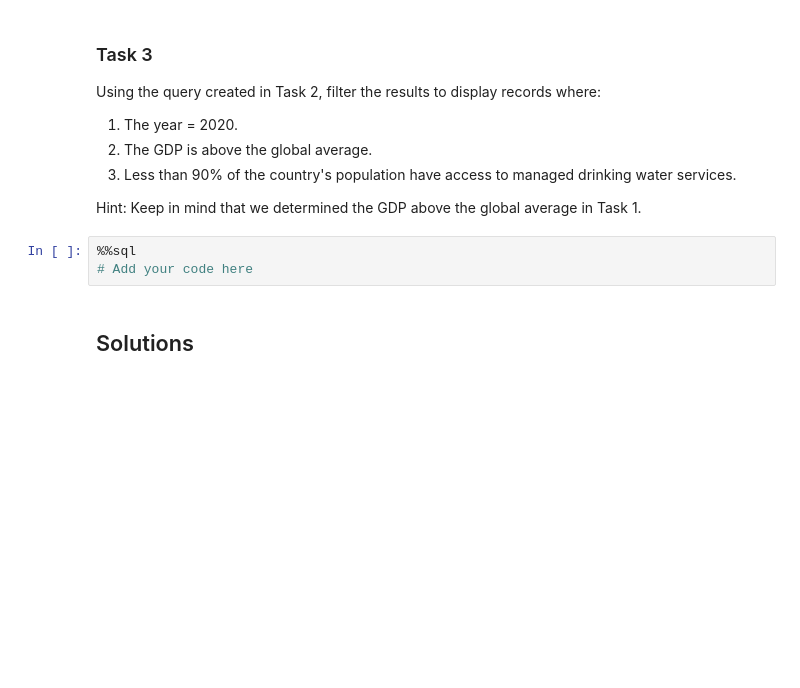
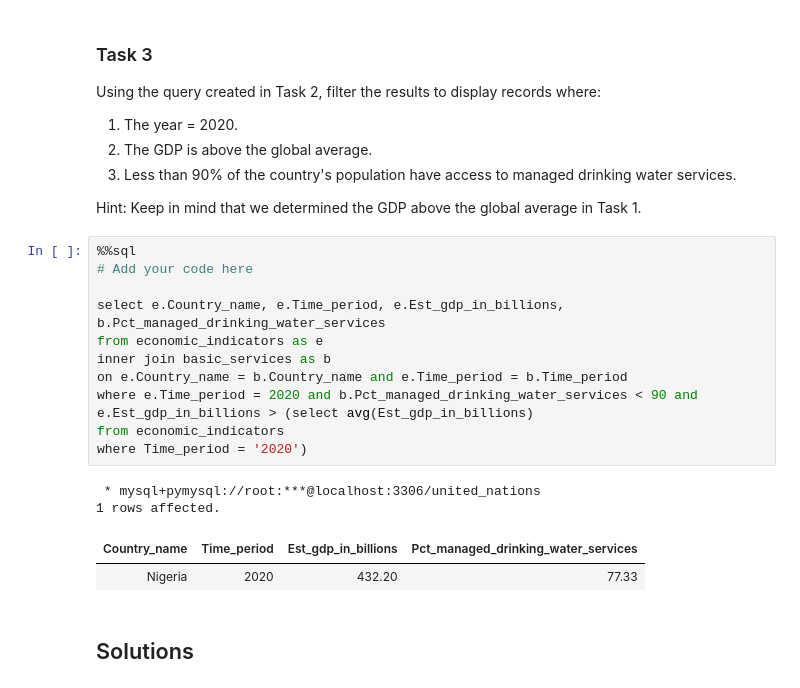
Before and after one commit to collins-kimotho/ALX-Data-Analysis, a Jupyter notebook: Subqueries in WHERE.ipynb, the cells around one changed output. Drawn from its saved outputs; the diff is of its cells as text; blank space fills up the shorter version.

Commit message:
subquery in where

```diff
--- a/Subqueries in WHERE.ipynb
+++ b/Subqueries in WHERE.ipynb
@@ -82,6 +128,19 @@ Hint: Keep in mind that we determined the GDP above the global average in Task 1
 # %%
 %%sql
 # Add your code here
+
+select e.Country_name, e.Time_period, e.Est_gdp_in_billions, b.Pct_managed_drinking_water_services
+from economic_indicators as e
+inner join basic_services as b
+on e.Country_name = b.Country_name and e.Time_period = b.Time_period
+where e.Time_period = 2020 and b.Pct_managed_drinking_water_services < 90 and e.Est_gdp_in_billions > (select avg(Est_gdp_in_billions)
+from economic_indicators
+where Time_period = '2020')
+# %% [output]
+ * mysql+pymysql://root:***@localhost:3306/united_nations
+1 rows affected.
+| Country_name | Time_period | Est_gdp_in_billions | Pct_managed_drinking_water_services |
+| Nigeria | 2020 | 432.20 | 77.33 |
 # %% [markdown]
 ## Solutions
 # %% [markdown]
```
Also changed, not shown: parts of 5 cells of this notebook.
